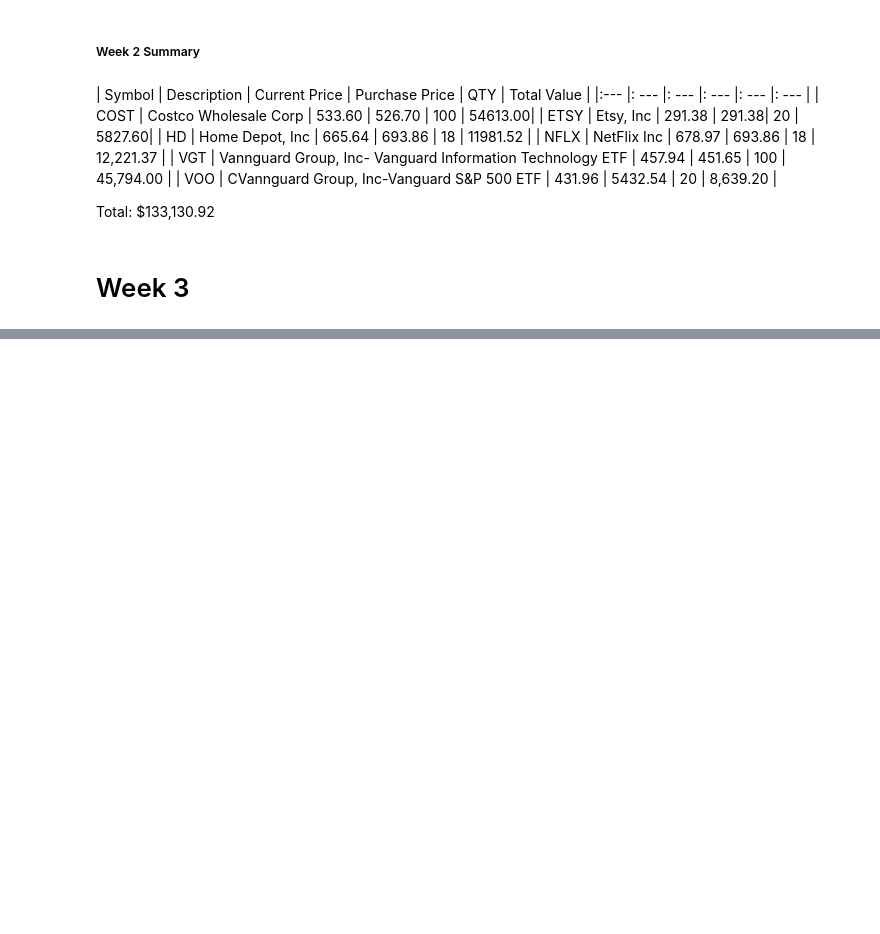
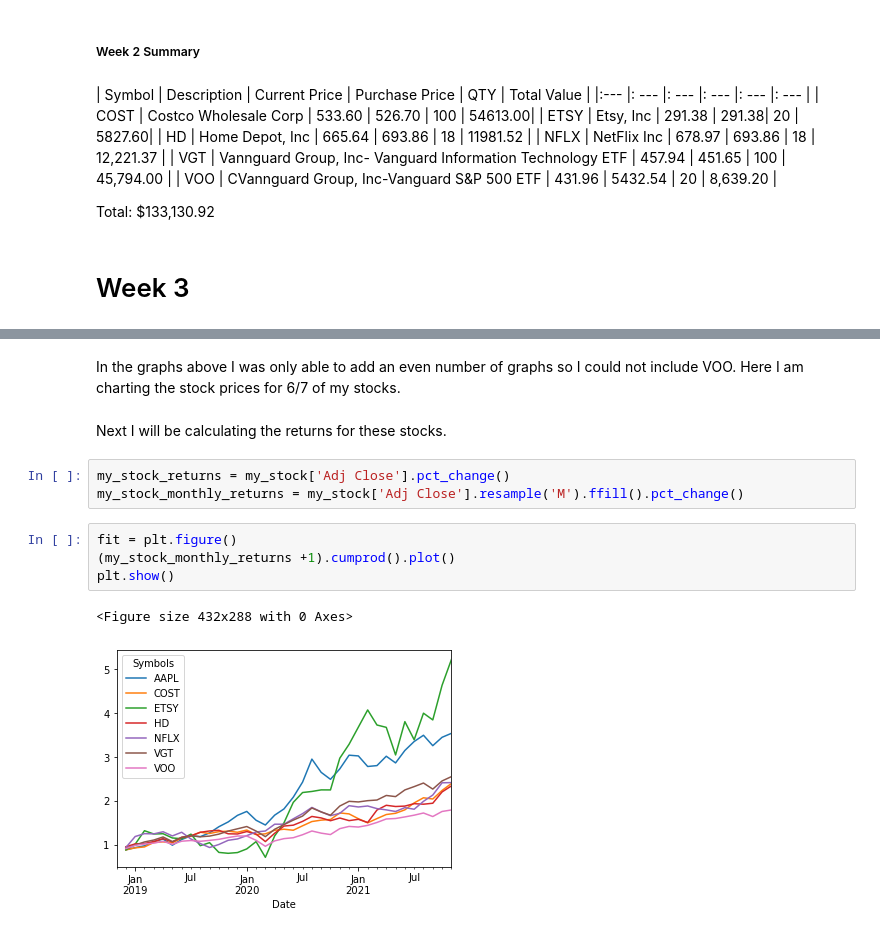
Before and after one commit to AnaEstrada1996/Project4, a Jupyter notebook: Investopedia_project4.ipynb, the cells around one changed output, grey strips where cells are left out. Drawn from its saved outputs; the diff is of its cells as text; blank space fills up the shorter version.

```diff
--- a/Investopedia_project4.ipynb
+++ b/Investopedia_project4.ipynb
@@ -691,0 +733,14 @@ Total: $133,130.92
+# %% [markdown]
+In the graphs above I was only able to add an even number of graphs so I could not include VOO. Here I am charting the stock prices for 6/7 of my stocks.
+# %% [markdown]
+Next I will be calculating the returns for these stocks.
+# %%
+my_stock_returns = my_stock['Adj Close'].pct_change()
+my_stock_monthly_returns = my_stock['Adj Close'].resample('M').ffill().pct_change()
+# %%
+fit = plt.figure()
+(my_stock_monthly_returns +1).cumprod().plot()
+plt.show()
+# %% [output]
+<Figure size 432x288 with 0 Axes>
+[figure, added]
```
Also changed, not shown: parts of 16 cells of this notebook.
